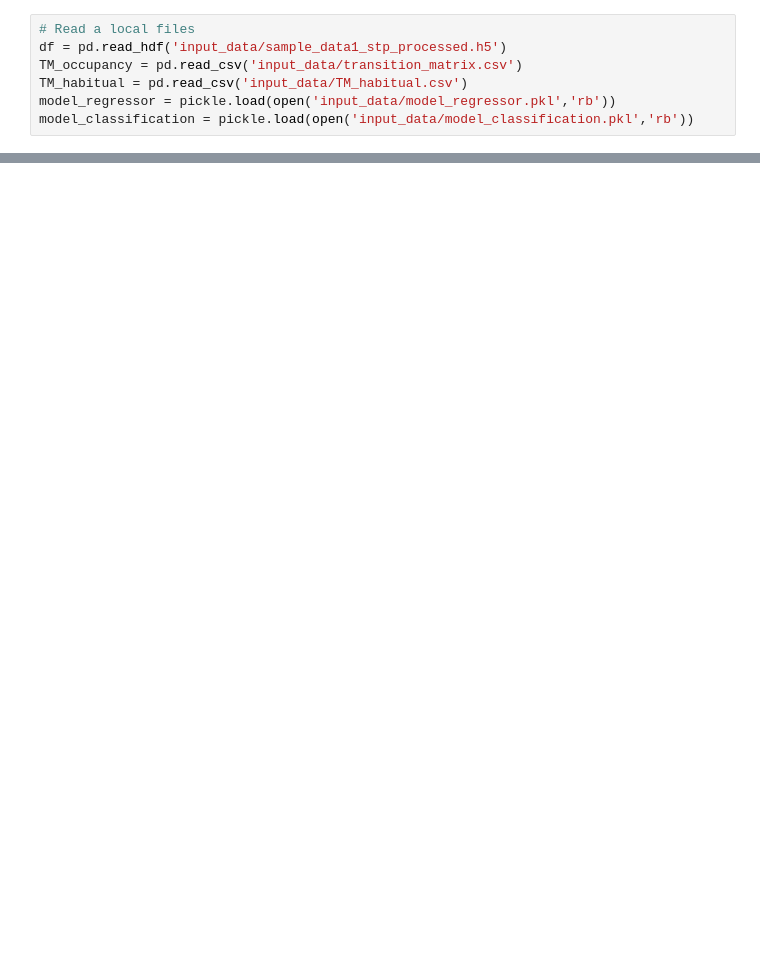
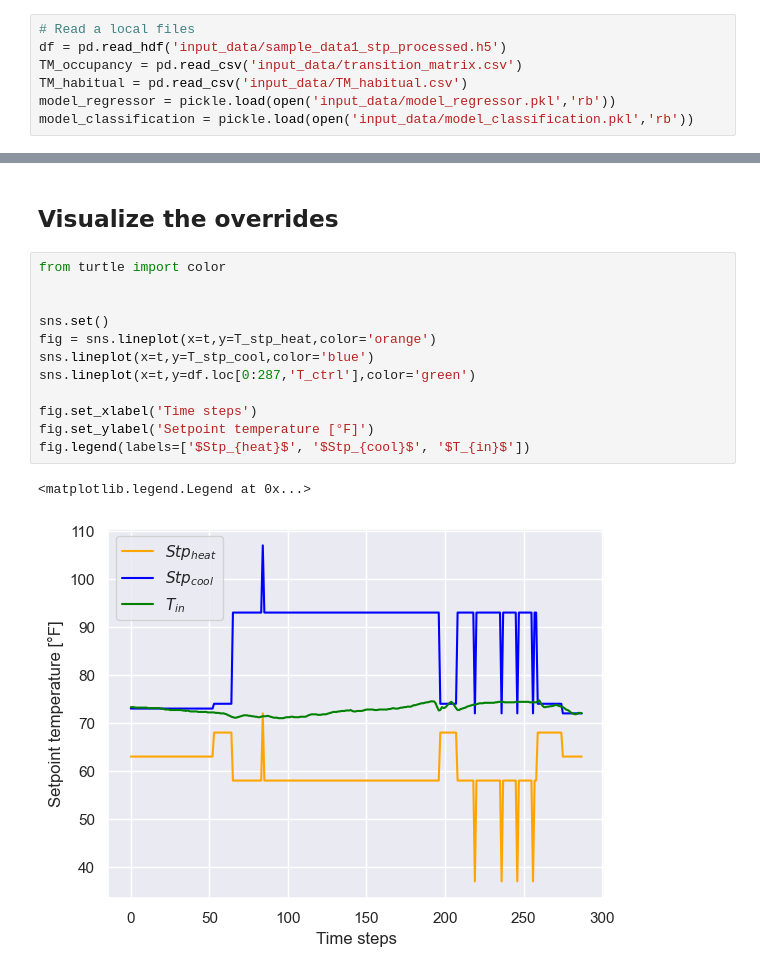
Before and after one commit to NEU-ABLE-LAB/Build_OBM, a Jupyter notebook: example_run.ipynb, the cells around one changed output, grey strips where cells are left out. Cells and saved outputs as stored; diff of their text form; blank space fills up the shorter version.

```diff
--- a/example_run.ipynb
+++ b/example_run.ipynb
@@ -73,0 +79,17 @@ sns.lineplot(x=t,y=T_stp_cool)
+# %% [markdown]
+## Visualize the overrides
+# %%
+from turtle import color
+
+
+sns.set()
+fig = sns.lineplot(x=t,y=T_stp_heat,color='orange')
+sns.lineplot(x=t,y=T_stp_cool,color='blue')
+sns.lineplot(x=t,y=df.loc[0:287,'T_ctrl'],color='green')
+
+fig.set_xlabel('Time steps')
+fig.set_ylabel('Setpoint temperature [°F]')
+fig.legend(labels=['$Stp_{heat}$', '$Stp_{cool}$', '$T_{in}$'])
+# %% [output]
+<matplotlib.legend.Legend at 0x...>
+[figure, added]
```
Also changed, not shown: parts of 8 cells of this notebook, 2 other files.
